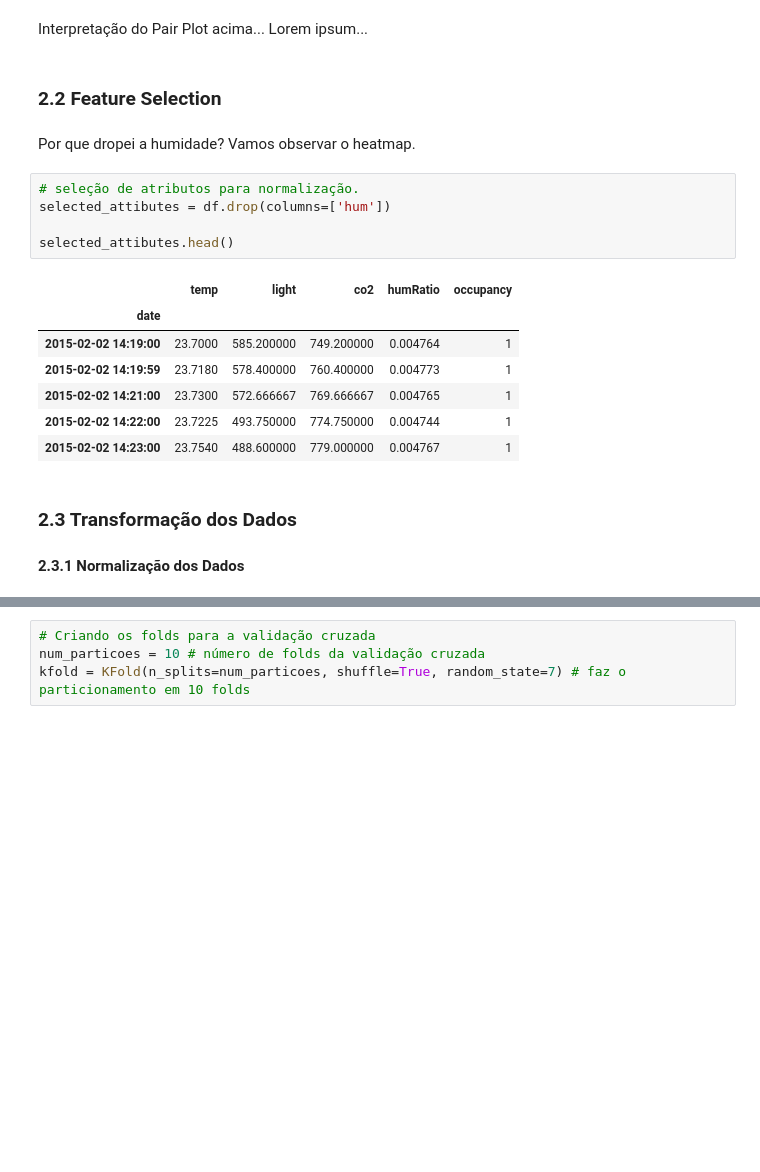
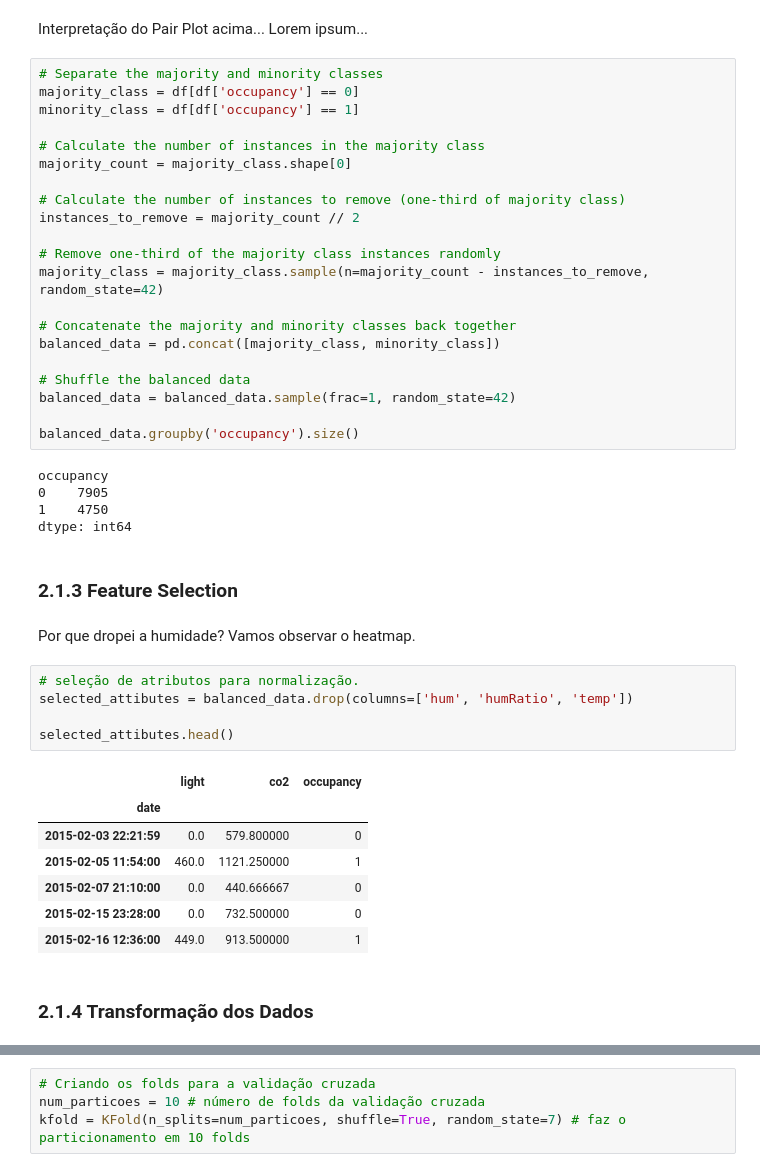
Before and after one commit to chicofreitas/sprint-ii-puc-rio-datasets, a Jupyter notebook: Sprint_II_A_Occupancy_Detection_PUC_Rio.ipynb, the cells around one changed output, grey strips where cells are left out. Saved outputs shown, nothing was run; the diff lists cells and outputs as text; blank space fills up the shorter version.

```diff
--- a/Sprint_II_A_Occupancy_Detection_PUC_Rio.ipynb
+++ b/Sprint_II_A_Occupancy_Detection_PUC_Rio.ipynb
@@ -271,24 +274,48 @@ sns.pairplot(df_reseted_indexes, hue = 'occupancy', palette='hls',
 [figure]
 # %% [markdown]
 Interpretação do Pair Plot acima... Lorem ipsum...
+# %%
+# Separate the majority and minority classes
+majority_class = df[df['occupancy'] == 0]
+minority_class = df[df['occupancy'] == 1]
+
+# Calculate the number of instances in the majority class
+majority_count = majority_class.shape[0]
+
+# Calculate the number of instances to remove (one-third of majority class)
+instances_to_remove = majority_count // 2
+
+# Remove one-third of the majority class instances randomly
+majority_class = majority_class.sample(n=majority_count - instances_to_remove, random_state=42)
+
+# Concatenate the majority and minority classes back together
+balanced_data = pd.concat([majority_class, minority_class])
+
+# Shuffle the balanced data
+balanced_data = balanced_data.sample(frac=1, random_state=42)
+
+balanced_data.groupby('occupancy').size()
+# %% [output]
+occupancy
+0    7905
+1    4750
+dtype: int64
 # %% [markdown]
-### 2.2 Feature Selection
+### 2.1.3 Feature Selection
 # %% [markdown]
 Por que dropei a humidade? Vamos observar o heatmap.
 # %%
 # seleção de atributos para normalização.
-selected_attibutes = df.drop(columns=['hum'])
+selected_attibutes = balanced_data.drop(columns=['hum', 'humRatio', 'temp'])
 
 selected_attibutes.head()
 # %% [output]
-|  | temp | light | co2 | humRatio | occupancy |
-| date |  |  |  |  |  |
-| 2015-02-02 14:19:00 | 23.7000 | 585.200000 | 749.200000 | 0.004764 | 1 |
-| 2015-02-02 14:19:59 | 23.7180 | 578.400000 | 760.400000 | 0.004773 | 1 |
-| 2015-02-02 14:21:00 | 23.7300 | 572.666667 | 769.666667 | 0.004765 | 1 |
-| 2015-02-02 14:22:00 | 23.7225 | 493.750000 | 774.750000 | 0.004744 | 1 |
-| 2015-02-02 14:23:00 | 23.7540 | 488.600000 | 779.000000 | 0.004767 | 1 |
+|  | light | co2 | occupancy |
+| date |  |  |  |
+| 2015-02-03 22:21:59 | 0.0 | 579.800000 | 0 |
+| 2015-02-05 11:54:00 | 460.0 | 1121.250000 | 1 |
+| 2015-02-07 21:10:00 | 0.0 | 440.666667 | 0 |
+| 2015-02-15 23:28:00 | 0.0 | 732.500000 | 0 |
+| 2015-02-16 12:36:00 | 449.0 | 913.500000 | 1 |
 # %% [markdown]
-### 2.3 Transformação dos Dados
-
-#### 2.3.1 Normalização dos Dados
+### 2.1.4 Transformação dos Dados
```
Also changed, not shown: parts of 29 cells of this notebook.
